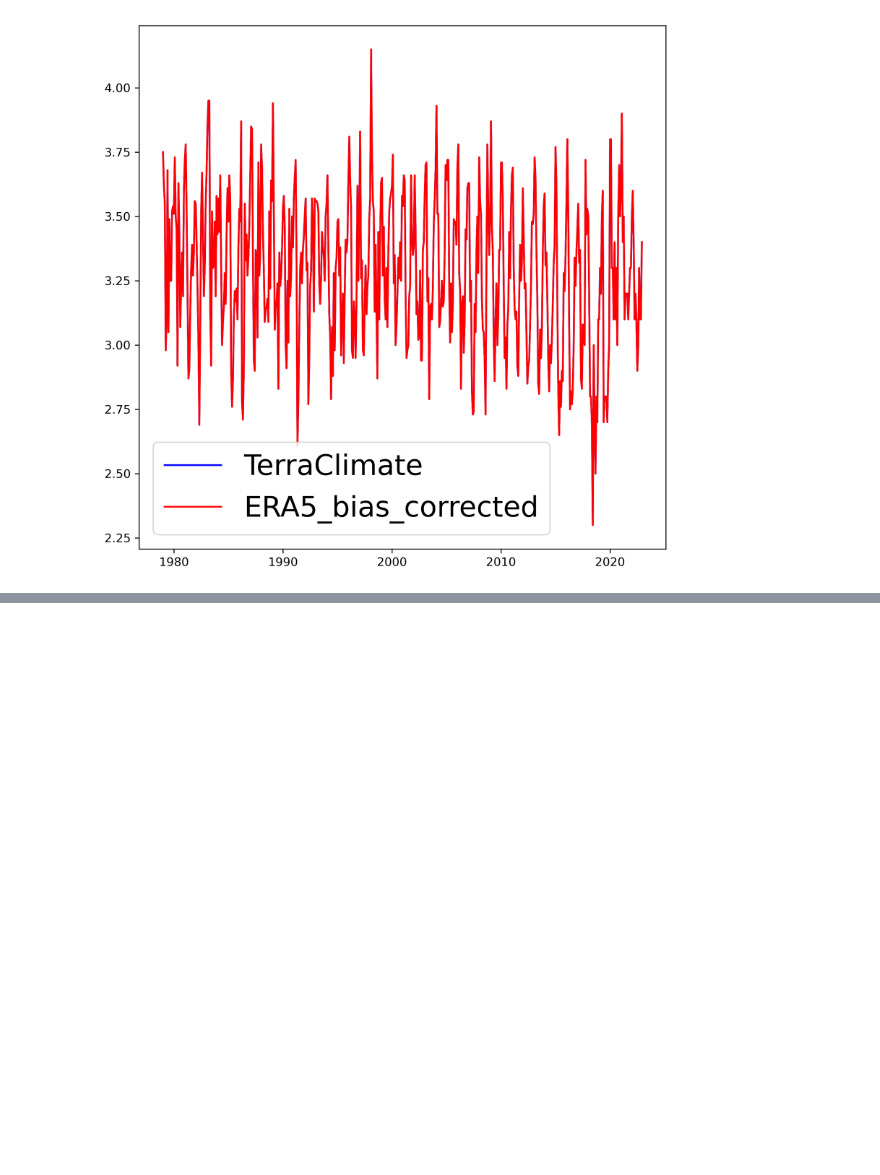
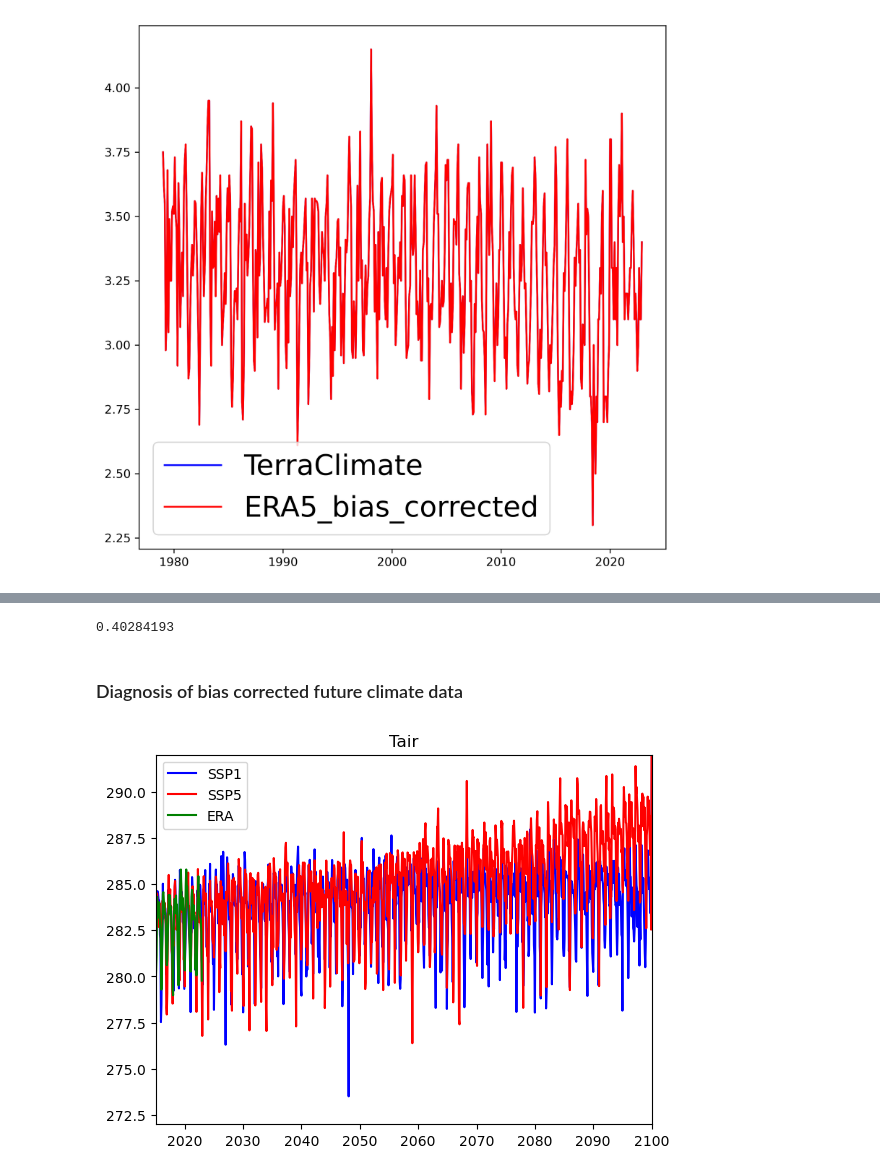
Before and after one commit to goose888/FATES_MRV, a Jupyter notebook: Generate_climate_forcings.ipynb, the cells around one changed output, grey strips where cells are left out. Drawn from its saved outputs; the diff is of its cells as text; code cells hidden in the pictures; blank space fills up the shorter version.

```diff
--- a/Generate_climate_forcings.ipynb
+++ b/Generate_climate_forcings.ipynb
@@ -421,0 +872,4 @@ plt.legend(['Daymet', 'ERA5_bias_corrected'], fontsize = 24)
+# %%
+sr_ea_corr_ssp5
+# %% [output]
+0.40284193
@@ -421,0 +995,2 @@ plt.legend(['Daymet', 'ERA5_bias_corrected'], fontsize = 24)
+# %% [markdown]
+### Diagnosis of bias corrected future climate data
@@ -421,0 +1132,14 @@ plt.legend(['Daymet', 'ERA5_bias_corrected'], fontsize = 24)
+# %%
+yr_axis1 = np.arange(2015, 2023, (1/12))
+yr_axis2 = np.arange(2015, 2101, (1/12))
+
+plt.plot(yr_axis2, sr_tbot_ssp1, 'b-')
+plt.plot(yr_axis2, sr_tbot_ssp5, 'r-')
+plt.plot(yr_axis1, sr_tbot_era, 'g-')
+plt.xlim([2015, 2100])
+plt.ylim([272, 292])
+plt.legend(['SSP1', 'SSP5', 'ERA'])
+plt.title('Tair')
+plt.savefig('Tair_future.png')
+# %% [output]
+[figure, added]
```
Also changed, not shown: parts of 31 cells of this notebook, 17 other files.
